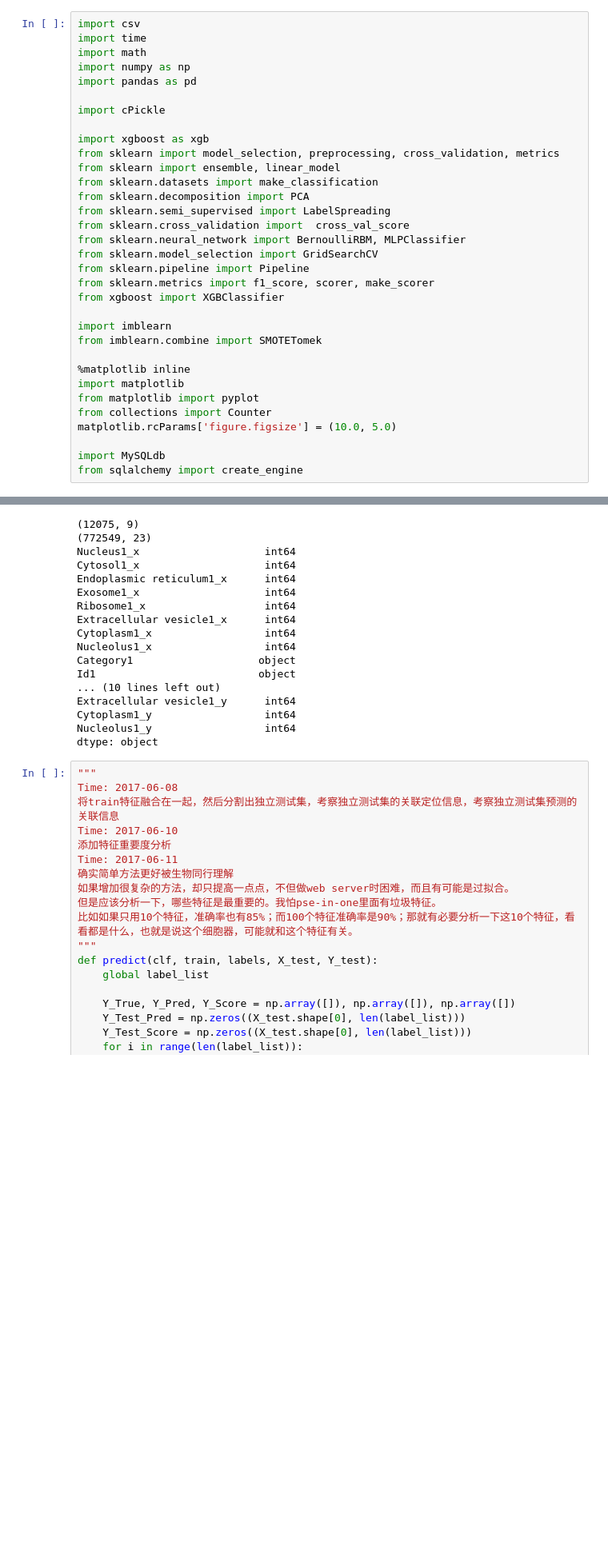
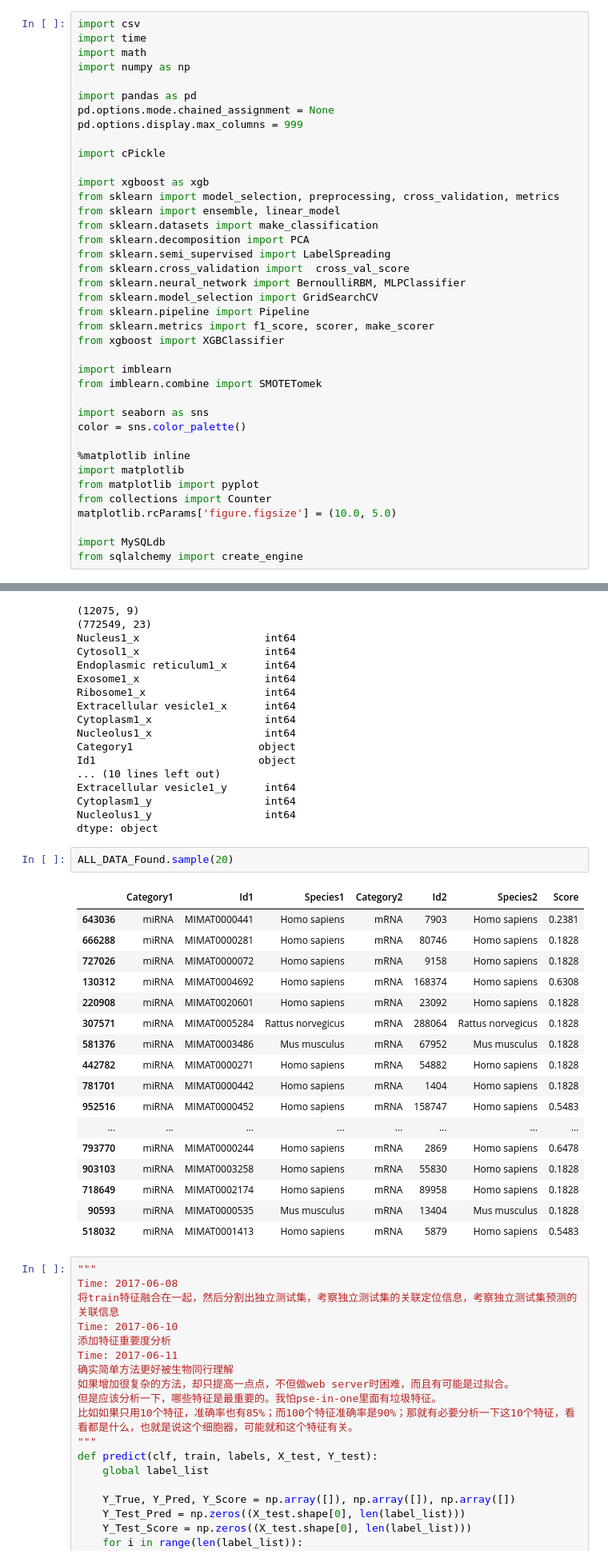
Before and after one commit to ShixiangWan/iPython-Laboratory, a Jupyter notebook: Bioinformatics/protein.ipynb, the cells around one changed output, grey strips where cells are left out. Shown at 80% size. Saved outputs shown, nothing was run; the diff lists cells and outputs as text; blank space fills up the shorter version.

```diff
--- a/Bioinformatics/protein.ipynb
+++ b/Bioinformatics/protein.ipynb
@@ -5,7 +5,10 @@ import csv
 import time
 import math
 import numpy as np
+
 import pandas as pd
+pd.options.mode.chained_assignment = None
+pd.options.display.max_columns = 999
 
 import cPickle
 
@@ -25,6 +28,9 @@ from xgboost import XGBClassifier
 import imblearn
 from imblearn.combine import SMOTETomek
 
+import seaborn as sns
+color = sns.color_palette()
+
 %matplotlib inline
 import matplotlib
 from matplotlib import pyplot
@@ -470,6 +503,26 @@ Extracellular vesicle1_y      int64
 Cytoplasm1_y                  int64
 Nucleolus1_y                  int64
 dtype: object
+# %%
+ALL_DATA_Found.sample(20)
+# %% [output]
+|  | Category1 | Id1 | Species1 | Category2 | Id2 | Species2 | Score |
+| 643036 | miRNA | MIMAT0000441 | Homo sapiens | mRNA | 7903 | Homo sapiens | 0.2381 |
+| 666288 | miRNA | MIMAT0000281 | Homo sapiens | mRNA | 80746 | Homo sapiens | 0.1828 |
+| 727026 | miRNA | MIMAT0000072 | Homo sapiens | mRNA | 9158 | Homo sapiens | 0.1828 |
+| 130312 | miRNA | MIMAT0004692 | Homo sapiens | mRNA | 168374 | Homo sapiens | 0.6308 |
+| 220908 | miRNA | MIMAT0020601 | Homo sapiens | mRNA | 23092 | Homo sapiens | 0.1828 |
+| 307571 | miRNA | MIMAT0005284 | Rattus norvegicus | mRNA | 288064 | Rattus norvegicus | 0.1828 |
+| 581376 | miRNA | MIMAT0003486 | Mus musculus | mRNA | 67952 | Mus musculus | 0.1828 |
+| 442782 | miRNA | MIMAT0000271 | Homo sapiens | mRNA | 54882 | Homo sapiens | 0.1828 |
+| 781701 | miRNA | MIMAT0000442 | Homo sapiens | mRNA | 1404 | Homo sapiens | 0.1828 |
+| 952516 | miRNA | MIMAT0000452 | Homo sapiens | mRNA | 158747 | Homo sapiens | 0.5483 |
+| ... | ... | ... | ... | ... | ... | ... | ... |
+| 793770 | miRNA | MIMAT0000244 | Homo sapiens | mRNA | 2869 | Homo sapiens | 0.6478 |
+| 903103 | miRNA | MIMAT0003258 | Homo sapiens | mRNA | 55830 | Homo sapiens | 0.1828 |
+| 718649 | miRNA | MIMAT0002174 | Homo sapiens | mRNA | 89958 | Homo sapiens | 0.1828 |
+| 90593 | miRNA | MIMAT0000535 | Mus musculus | mRNA | 13404 | Mus musculus | 0.1828 |
+| 518032 | miRNA | MIMAT0001413 | Homo sapiens | mRNA | 5879 | Homo sapiens | 0.5483 |
 # %%
 """
 Time: 2017-06-08
```
Also changed, not shown: parts of 5 cells of this notebook.
